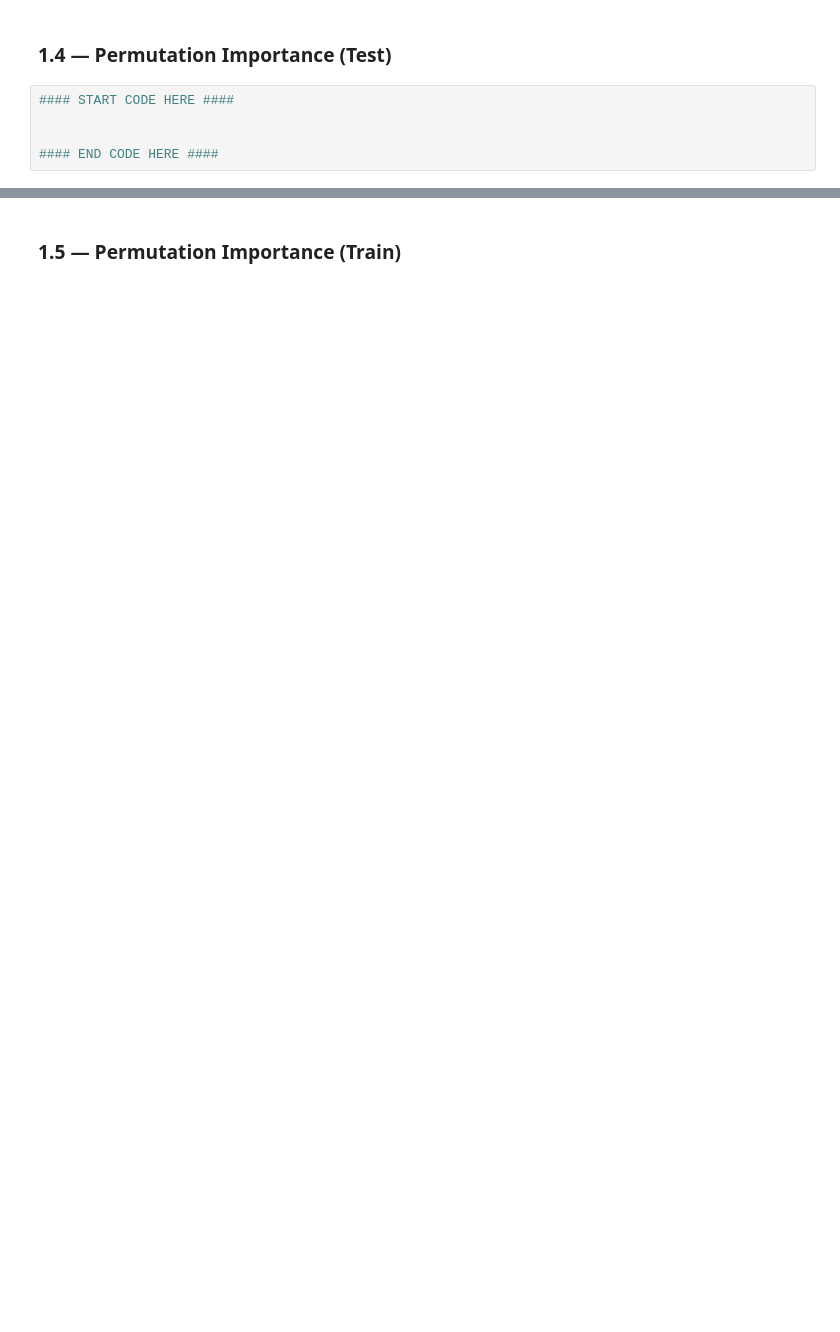
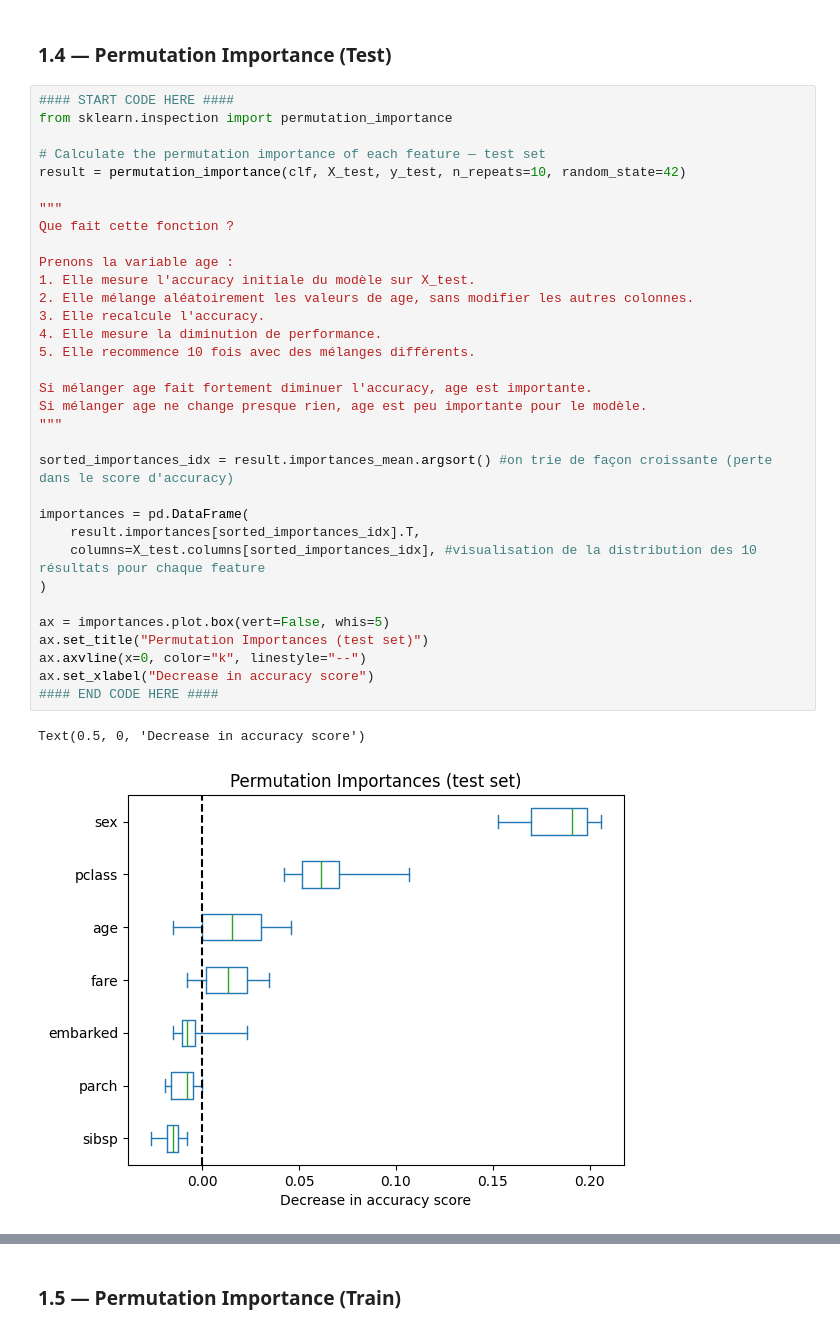
Before and after one commit to Arthvrr/Explanaible-AI-Labs, a Jupyter notebook: Lab 2/Lab02_Global_post_hoc_2026.ipynb, the cells around one changed output, grey strips where cells are left out. Cells and saved outputs as stored; diff of their text form; blank space fills up the shorter version.

```diff
--- a/Lab 2/Lab02_Global_post_hoc_2026.ipynb
+++ b/Lab 2/Lab02_Global_post_hoc_2026.ipynb
@@ -382,7 +439,38 @@ ValueError: could not convert string to float: 'female'
 # %% [markdown]
 ### 1.4 — Permutation Importance (Test)
-# %%
-#### START CODE HERE ####
-
-
-#### END CODE HERE ####
+# %%
+#### START CODE HERE ####
+from sklearn.inspection import permutation_importance
+
+# Calculate the permutation importance of each feature — test set
+result = permutation_importance(clf, X_test, y_test, n_repeats=10, random_state=42)
+
+"""
+Que fait cette fonction ?
+
+Prenons la variable age :
+1. Elle mesure l'accuracy initiale du modèle sur X_test.
+2. Elle mélange aléatoirement les valeurs de age, sans modifier les autres colonnes.
+3. Elle recalcule l'accuracy.
+4. Elle mesure la diminution de performance.
+5. Elle recommence 10 fois avec des mélanges différents.
+
+Si mélanger age fait fortement diminuer l'accuracy, age est importante.
+Si mélanger age ne change presque rien, age est peu importante pour le modèle.
+"""
+
+sorted_importances_idx = result.importances_mean.argsort() #on trie de façon croissante (perte dans le score d'accuracy)
+
+importances = pd.DataFrame(
+    result.importances[sorted_importances_idx].T,
+    columns=X_test.columns[sorted_importances_idx], #visualisation de la distribution des 10 résultats pour chaque feature
+)
+
+ax = importances.plot.box(vert=False, whis=5)
+ax.set_title("Permutation Importances (test set)")
+ax.axvline(x=0, color="k", linestyle="--")
+ax.set_xlabel("Decrease in accuracy score")
+#### END CODE HERE ####
+# %% [output]
+Text(0.5, 0, 'Decrease in accuracy score')
+[figure, added]
```
Also changed, not shown: parts of 17 cells of this notebook, 1 other file.
